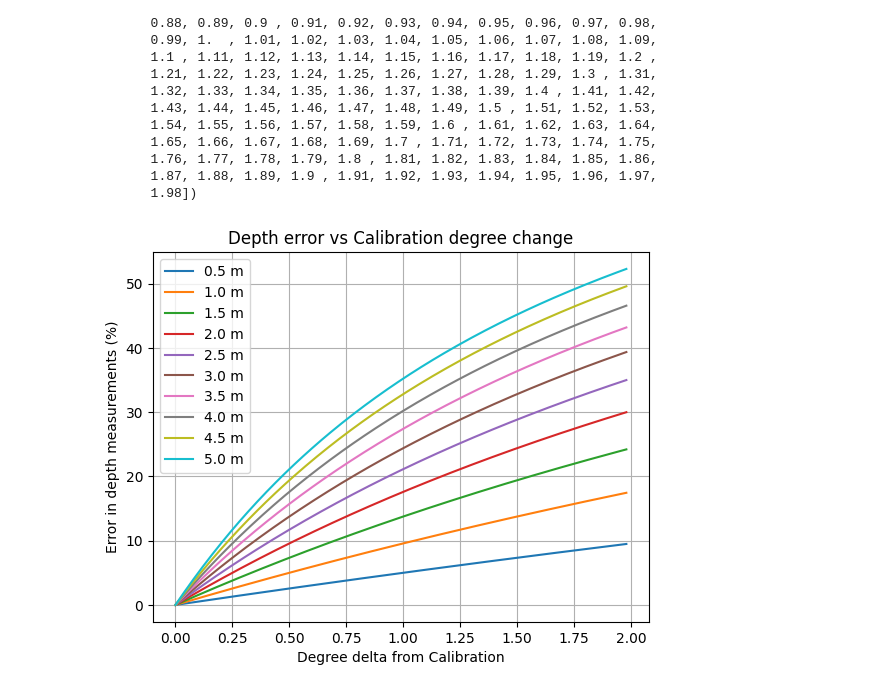
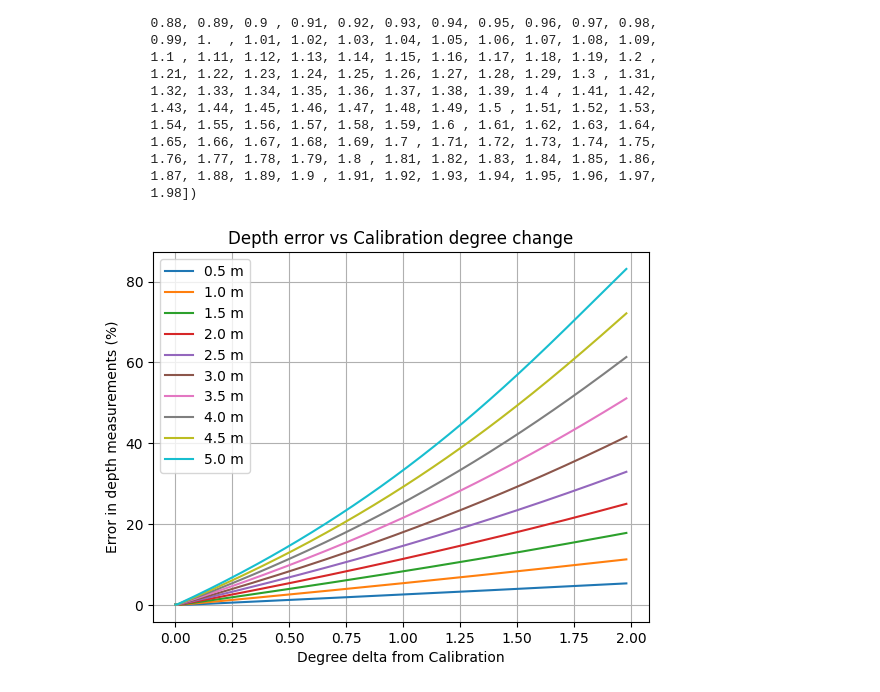
Before and after one commit to UCSD-E4E/fishsense-lite, a Jupyter notebook: experiments/calibration-error.ipynb, the cells around one changed output. Cells and saved outputs as stored; diff of their text form; code cells hidden in the pictures.

Commit message:
feat: both rotational and yaw error graph

```diff
--- a/experiments/calibration-error.ipynb
+++ b/experiments/calibration-error.ipynb
@@ -13,0 +13,11 @@ world_point_handler = WorldPointHandler(lens_calibration_path, laser_calibration
+# %%
+world_point_handler = WorldPointHandler(lens_calibration_path, laser_calibration_path)
+
+print(world_point_handler.laser_orientation)
+print(world_point_handler.laser_position)
+
+laser_orientation = np.array([0, 0, 1])
+laser_position = np.array([-0.3, -0.1, 0])
+
+world_point_handler.laser_orientation = laser_orientation
+world_point_handler.laser_position = laser_position
@@ -16,21 +29,17 @@ def get_laser_projection(laser_orientation, laser_position, dist):
     focal_length_mm = world_point_handler.calibration_matrix[0][0] * PIXEL_PITCH_MM
 
     plane_normal = np.array([0, 0, 1])
-    plane_origin = np.array([0, 0, -dist])
+    plane_origin = np.array([0, 0, dist])
 
     laser_scalar = np.dot((plane_origin - laser_position), plane_normal) / np.dot(
         laser_orientation, plane_normal
     )
+    # laser_scalar2 = float(dist) / laser_orientation[2]
     laser_dot = laser_position + laser_orientation * laser_scalar
-    laser_dot
 
-    laser_projection = (
-        -focal_length_mm
-        / 1e3
-        / laser_dot[2]
-        * laser_dot[0:2]
-        / (PIXEL_PITCH_MM / 1e3)
-    ) + world_point_handler.principal_point  # in pixels
+    # world_point_handler.calibration_matrix[1][1] = world_point_handler.calibration_matrix[0][0]
+    dist_coeffs = np.zeros((5, 1), np.float32)
+    laser_projection = cv2.projectPoints(laser_dot[None, None, :], np.eye(3), np.zeros((3, 1)), world_point_handler.calibration_matrix, dist_coeffs)
 
     return laser_projection
 # %%
@@ -44,12 +53,11 @@ for i in range(10):
         angle = 90 - float(j) / 100
 
         laser_orientation = np.array([cos(angle * pi / 180), 0, sin(angle * pi / 180)])
-        laser_position = np.array([-0.3, -0.1, 0])
 
-        world_point_handler.laser_orientation = laser_orientation
-        world_point_handler.laser_position = laser_position
+        # laser_orientation = world_point_handler.laser_orientation
+        # laser_position = world_point_handler.laser_position
 
-        i_result.append(world_point_handler.calculate_laser_parallax(get_laser_projection(laser_orientation, laser_position, dist))[2])
+        i_result.append(world_point_handler.calculate_laser_parallax(get_laser_projection(laser_orientation, laser_position, dist)[0][0, 0, :])[2])
 
     results[dist] = np.array(i_result)
 # %%
@@ -78,17 +86,17 @@ array([0.  , 0.01, 0.02, 0.03, 0.04, 0.05, 0.06, 0.07, 0.08, 0.09, 0.1 ,
 # %%
 for i in range(10):
     dist = float(i) / 2 + 0.5
 
     # if dist != 1:
     #     continue
 
-    plt.plot(x, (dist - results[dist]) / dist * 100, label=f"{dist} m")
+    plt.plot(x, abs(dist - results[dist]) / dist * 100, label=f"{dist} m")
     # plt.plot(x, results[dist], label=f"{dist} m")
 
 plt.legend()
 plt.xlabel("Degree delta from Calibration")
 plt.ylabel("Error in depth measurements (%)")
 plt.title("Depth error vs Calibration degree change")
 plt.grid()
 # %% [output]
-[figure, old version]
+[figure, new version]
```
Also changed, not shown: parts of 9 cells of this notebook.
